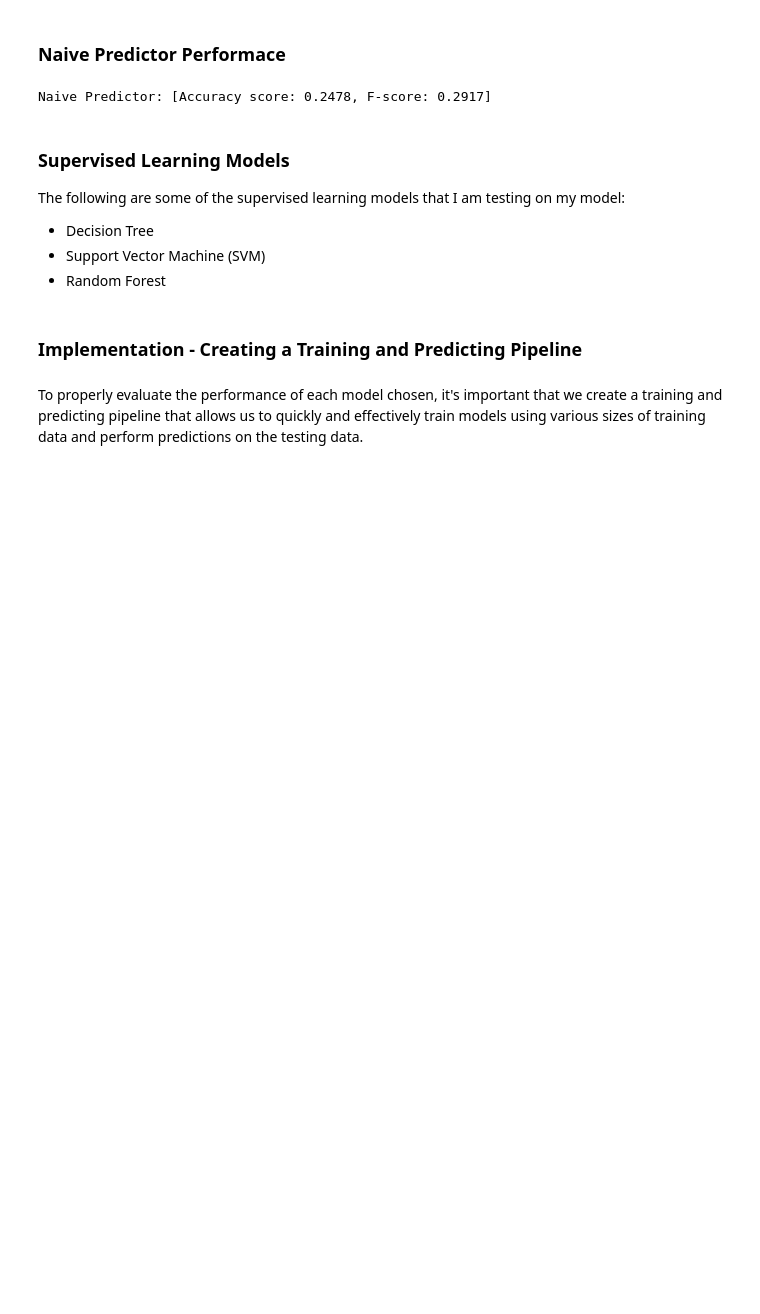
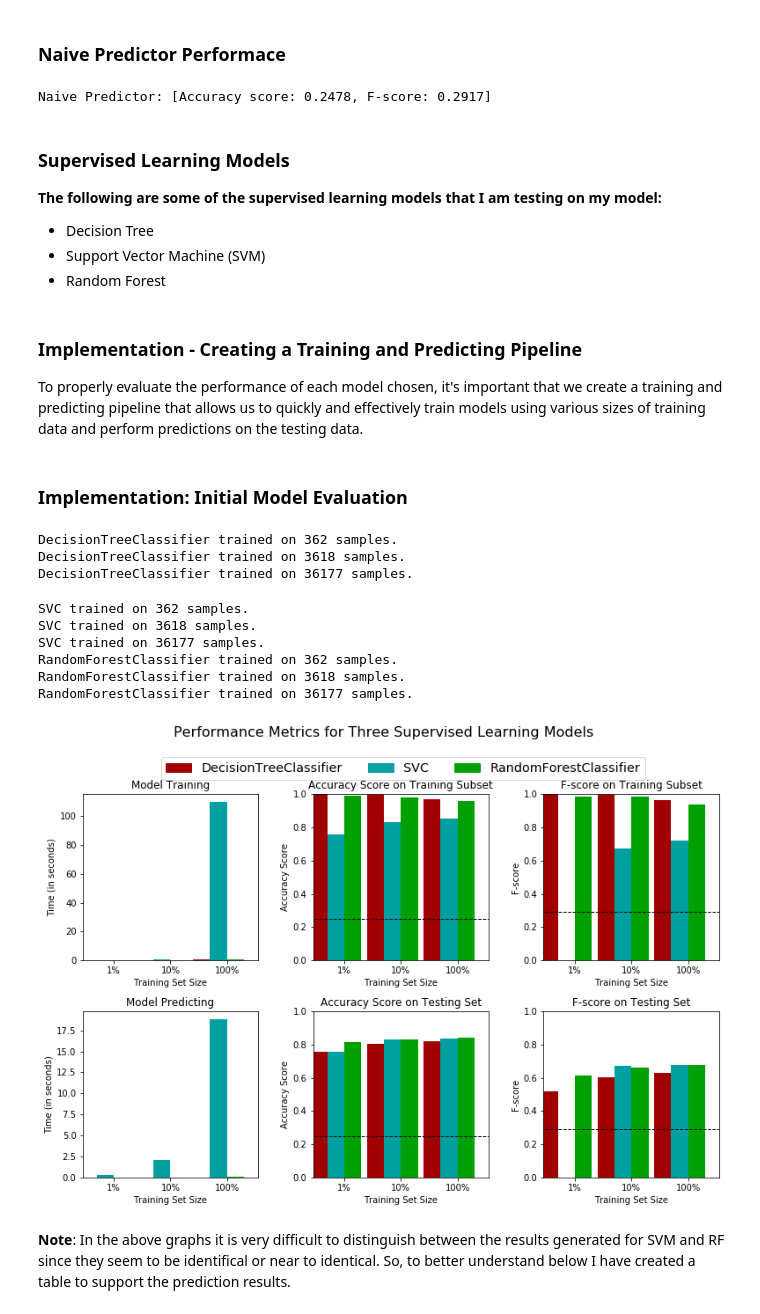
Before and after one commit to geekquad/Donors-for-Charity, a Jupyter notebook: Finding_Donors.ipynb, the cells around one changed output. Cells and saved outputs as stored; diff of their text form; code cells hidden in the pictures; blank space fills up the shorter version.

Commit message:
Initital Model Evalutaion

```diff
--- a/Finding_Donors.ipynb
+++ b/Finding_Donors.ipynb
@@ -126,9 +117,8 @@ display(features_log_minmax_transform.head(n = 5))
 # %% [markdown]
 ### Implementation: Data Preprocessing
 # %%
-features_final = pd.get_dummies(data=features_log_minmax_transform)
-income = income_raw.map({'>50k':1, '<=50k':0})
-
+features_final = pd.get_dummies(features_raw)
+income = income_raw.apply(lambda x: 1 if x == '>50K' else 0)
 encoded = list(features_final.columns)
 print("{} total features after one-hot encoding.".format(len(encoded)))
 
@@ -141,6 +134,14 @@ print(encoded)
 # %%
+# Import train_test_split
 from sklearn.model_selection import train_test_split
-X_train, X_test, y_train, y_test = train_test_split(features_final, income, test_size = 0.2, random_state = 42)
+
+# Split the 'features' and 'income' data into training and testing sets
+X_train, X_test, y_train, y_test = train_test_split(features_final,
+                                                    income,
+                                                    test_size = 0.2,
+                                                    random_state = 0)
+
+# Show the results of the split
 print("Training set has {} samples.".format(X_train.shape[0]))
 print("Testing set has {} samples.".format(X_test.shape[0]))
 # %% [output]
@@ -163,14 +164,13 @@ print("Naive Predictor: [Accuracy score: {:.4f}, F-score: {:.4f}]".format(accura
 # %% [output]
 Naive Predictor: [Accuracy score: 0.2478, F-score: 0.2917]
 # %% [markdown]
-### Supervised Learning Models
-The following are some of the supervised learning models that  I am testing on my model:
+###  Supervised Learning Models
+**The following are some of the supervised learning models that I am testing on my model:**
 - Decision Tree
 - Support Vector Machine (SVM)
 - Random Forest
-# %% [markdown]
-### Implementation - Creating a Training and Predicting Pipeline
 # %% [markdown]
+### Implementation - Creating a Training and Predicting Pipeline
 To properly evaluate the performance of each model chosen, it's important that we create a training and predicting pipeline that allows us to quickly and effectively train models using various sizes of training data and perform predictions on the testing data.
 # %%
 from sklearn.metrics import fbeta_score, accuracy_score
@@ -211 +210,38 @@ def train_predict(learner, sample_size, X_train, Y_train, X_test, Y_test):
     return results
+# %% [markdown]
+### Implementation: Initial Model Evaluation
+# %%
+from sklearn.tree import DecisionTreeClassifier
+from sklearn.svm import SVC
+from sklearn.ensemble import RandomForestClassifier
+
+clf_A = DecisionTreeClassifier(random_state=33)
+clf_B = SVC(random_state = 33)
+clf_C = RandomForestClassifier(random_state=33)
+
+samples_100 = len(X_train)
+samples_10 = int(round(len(X_train) / 10))
+samples_1 = int(round(len(X_train) / 100))
+
+results = {}
+for clf in [clf_A, clf_B, clf_C]:
+    clf_name = clf.__class__.__name__
+    results[clf_name] = {}
+    for i, samples in enumerate([samples_1, samples_10, samples_100]):
+        results[clf_name][i] = \
+        train_predict(clf, samples, X_train, y_train, X_test, y_test)
+
+vs.evaluate(results, accuracy, fscore)
+# %% [output]
+DecisionTreeClassifier trained on 362 samples.
+DecisionTreeClassifier trained on 3618 samples.
+DecisionTreeClassifier trained on 36177 samples.
+SVC trained on 362 samples.
+SVC trained on 3618 samples.
+SVC trained on 36177 samples.
+RandomForestClassifier trained on 362 samples.
+RandomForestClassifier trained on 3618 samples.
+RandomForestClassifier trained on 36177 samples.
+[figure, added]
+# %% [markdown]
+__Note__: In the above graphs it is very difficult to distinguish between the results generated for SVM and RF since they seem to be identifical or near to identical. So, to better understand below I have created a table to support the prediction results.
```
Also changed, not shown: parts of 16 cells of this notebook.
